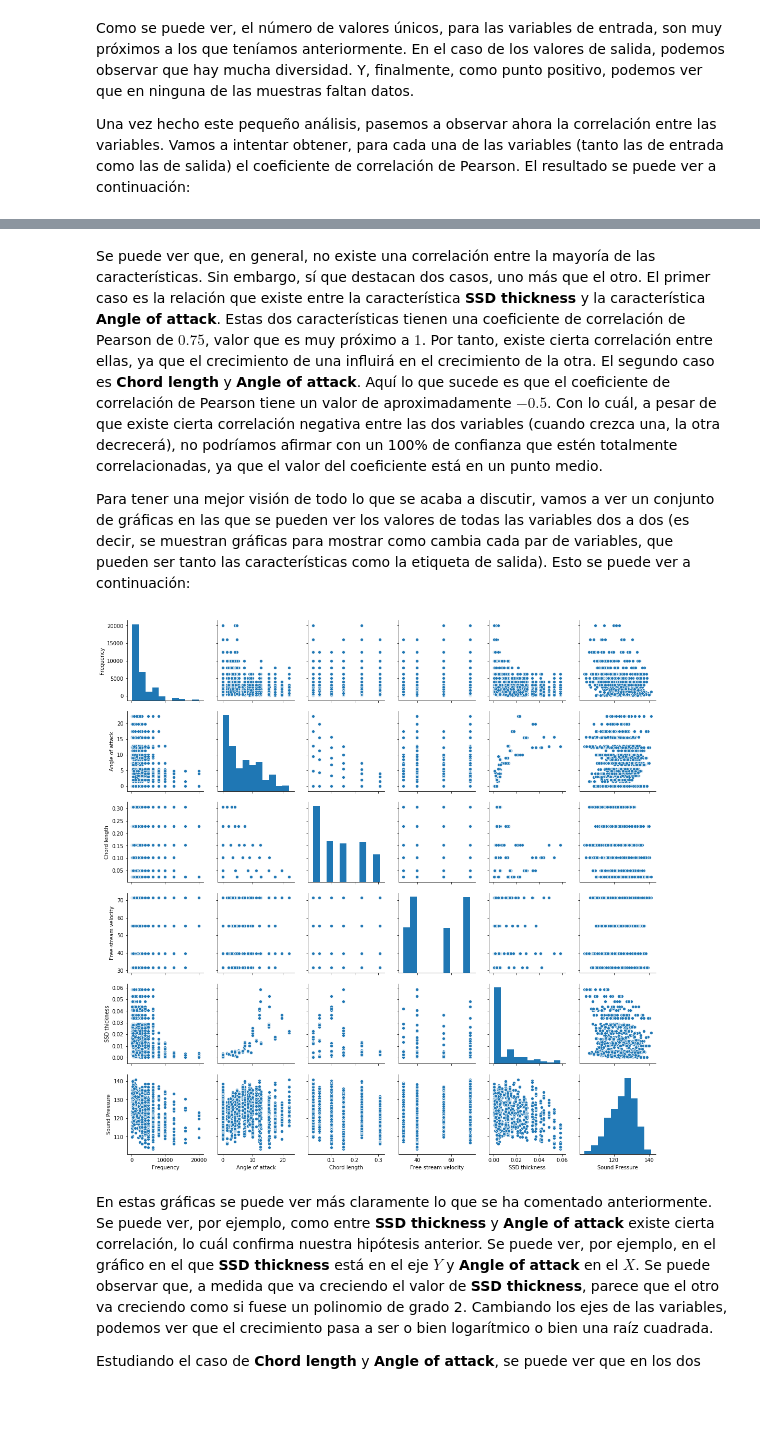
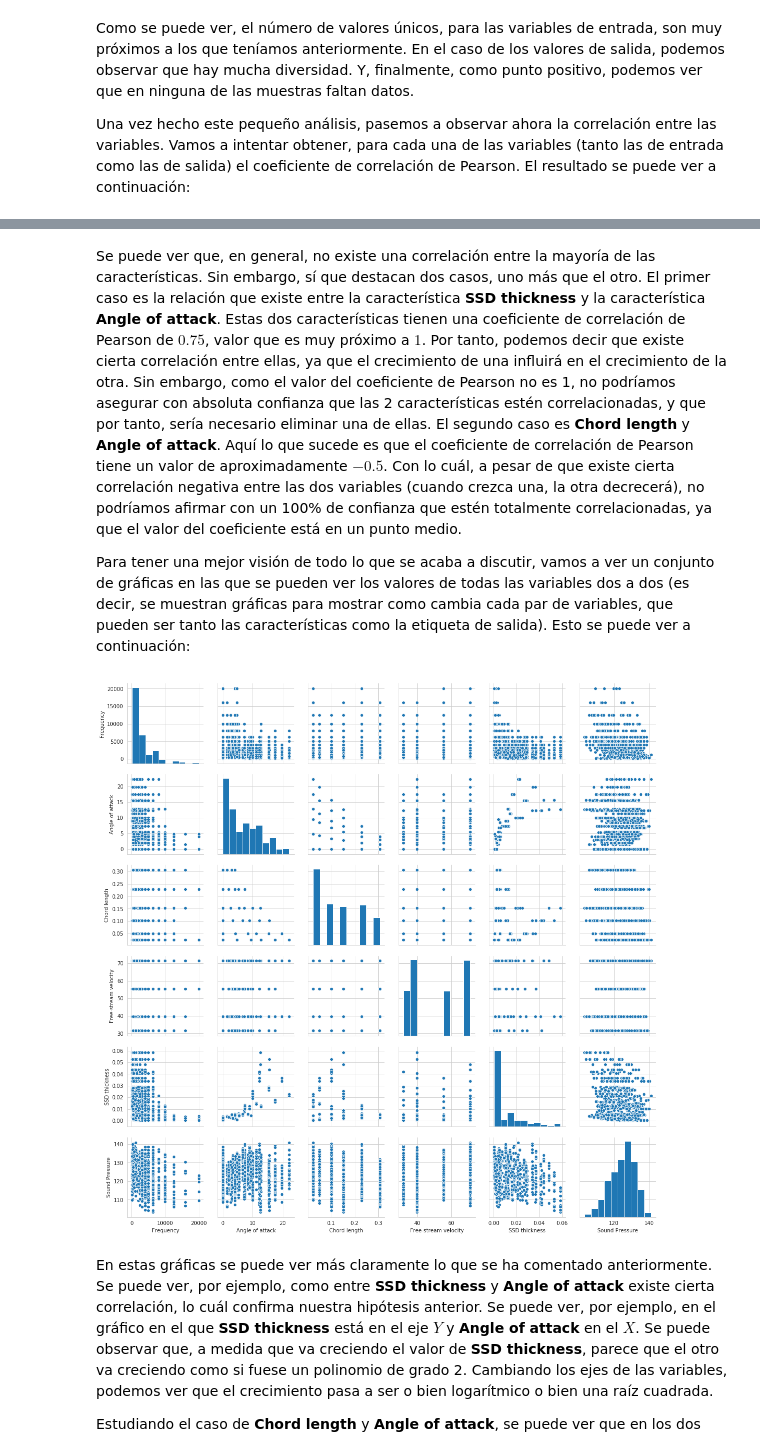
Before and after one commit to Vol0kin/ugr_aprendizaje_automatico, a Jupyter notebook: P3/memoria.ipynb, the cells around one changed output, grey strips where cells are left out. Drawn from its saved outputs; the diff is of its cells as text; code cells hidden in the pictures; blank space fills up the shorter version.

```diff
--- a/P3/memoria.ipynb
+++ b/P3/memoria.ipynb
@@ -40,7 +40,10 @@ def read_data_values(in_file, separator=None):
 
     # Cargar los datos en un DataFrame
     # Se indica que la primera columna no es el header
-    df = pd.read_csv(in_file, sep=separator, header=None)
+    if separator == None:
+        df = pd.read_csv(in_file, header=None)
+    else:
+        df = pd.read_csv(in_file, sep=separator, header=None)
 
     return df
 # %% [markdown]
@@ -167,21 +170,22 @@ corr.style.background_gradient(cmap='Spectral')
 | SSD thickness | -0.233431 | 0.754145 | -0.22103 | -0.00863181 | 1 | -0.314796 |
 | Sound Pressure | -0.395423 | -0.159278 | -0.23498 | 0.13866 | -0.314796 | 1 |
 # %% [markdown]
-Se puede ver que, en general, no existe una correlación entre la mayoría de las características. Sin embargo, sí que destacan dos casos, uno más que el otro. El primer caso es la relación que existe entre la característica **SSD thickness** y la característica **Angle of attack**. Estas dos características tienen una coeficiente de correlación de Pearson de $0.75$, valor que es muy próximo a $1$. Por tanto, existe cierta correlación entre ellas, ya que el crecimiento de una influirá en el crecimiento de la otra. El segundo caso es **Chord length** y **Angle of attack**. Aquí lo que sucede es que el coeficiente de correlación de Pearson tiene un valor de aproximadamente $-0.5$. Con lo cuál, a pesar de que existe cierta correlación negativa entre las dos variables (cuando crezca una, la otra decrecerá), no podríamos afirmar con un 100% de confianza que estén totalmente correlacionadas, ya que el valor del coeficiente está en un punto medio.
+Se puede ver que, en general, no existe una correlación entre la mayoría de las características. Sin embargo, sí que destacan dos casos, uno más que el otro. El primer caso es la relación que existe entre la característica **SSD thickness** y la característica **Angle of attack**. Estas dos características tienen una coeficiente de correlación de Pearson de $0.75$, valor que es muy próximo a $1$. Por tanto, podemos decir que existe cierta correlación entre ellas, ya que el crecimiento de una influirá en el crecimiento de la otra. Sin embargo, como el valor del coeficiente de Pearson no es 1, no podríamos asegurar con absoluta confianza que las 2 características estén correlacionadas, y que por tanto, sería necesario eliminar una de ellas. El segundo caso es **Chord length** y **Angle of attack**. Aquí lo que sucede es que el coeficiente de correlación de Pearson tiene un valor de aproximadamente $-0.5$. Con lo cuál, a pesar de que existe cierta correlación negativa entre las dos variables (cuando crezca una, la otra decrecerá), no podríamos afirmar con un 100% de confianza que estén totalmente correlacionadas, ya que el valor del coeficiente está en un punto medio.
 
 Para tener una mejor visión de todo lo que se acaba a discutir, vamos a ver un conjunto de gráficas en las que se pueden ver los valores de todas las variables dos a dos (es decir, se muestran gráficas para mostrar como cambia cada par de variables, que pueden ser tanto las características como la etiqueta de salida). Esto se puede ver a continuación:
 # %%
 # Módulo avanzado para dibujar gráficas
 import seaborn as sns
 
 # Crear pares de plots para cada 2 atributos
 # También se incluyen las etiquetas
+sns.set_style("whitegrid")
 sns.pairplot(train_df)
 
 # Mostrar el plot
 plt.show()
 # %% [output]
-[figure, old version]
+[figure, new version]
 # %% [markdown]
 En estas gráficas se puede ver más claramente lo que se ha comentado anteriormente. Se puede ver, por ejemplo, como entre **SSD thickness** y **Angle of attack** existe cierta correlación, lo cuál confirma nuestra hipótesis anterior. Se puede ver, por ejemplo, en el gráfico en el que **SSD thickness** está en el eje $Y$ y **Angle of attack** en el $X$. Se puede observar que, a medida que va creciendo el valor de **SSD thickness**, parece que el otro va creciendo como si fuese un polinomio de grado 2. Cambiando los ejes de las variables, podemos ver que el crecimiento pasa a ser o bien logarítmico o bien una raíz cuadrada.
 
```
Also changed, not shown: parts of 41 cells of this notebook.
